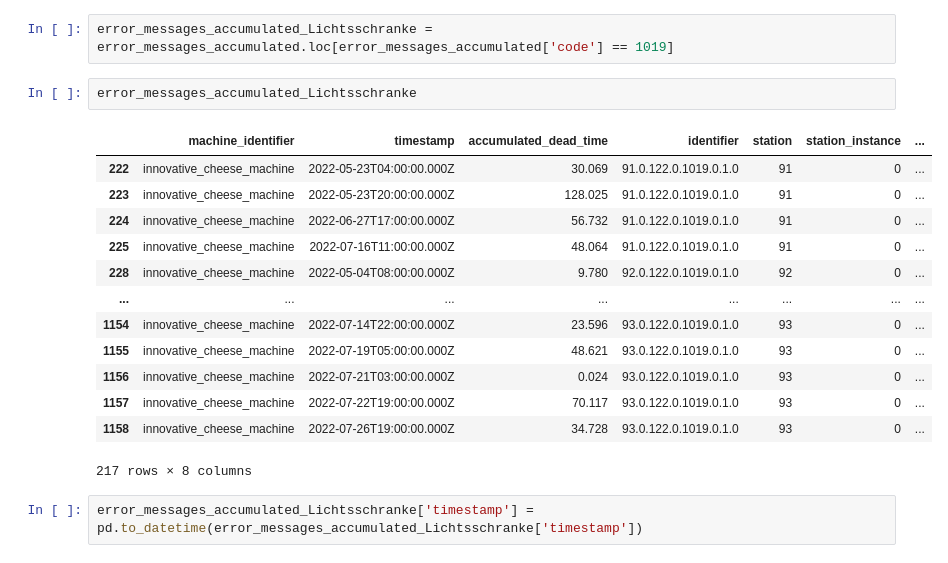
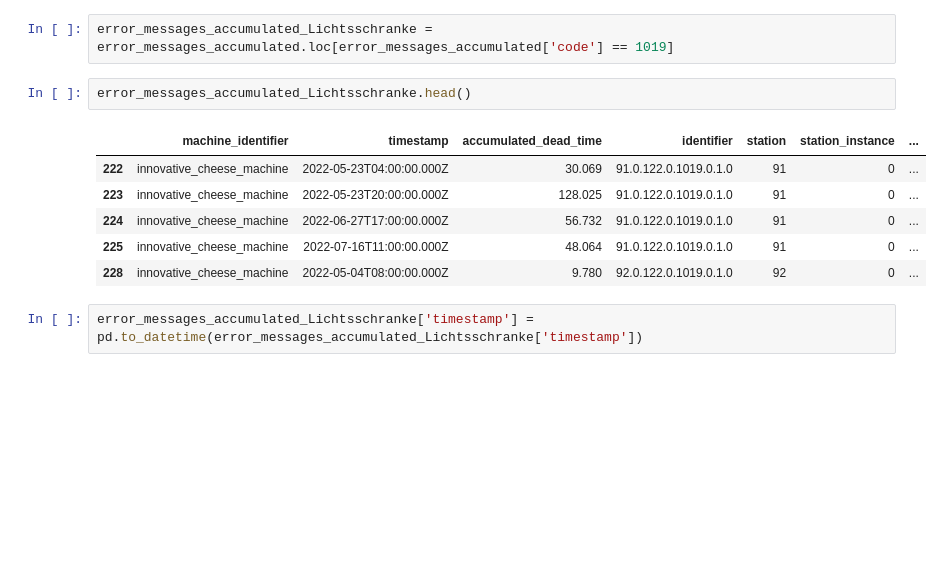
Before and after one commit to Timbo3399/Aufgabe_Multivac, a Jupyter notebook: Aufgabenstellung Data Analytics/Aufgabe 2.ipynb, the cells around one changed output. Cells and saved outputs as stored; diff of their text form; blank space fills up the shorter version.

```diff
--- a/Aufgabenstellung Data Analytics/Aufgabe 2.ipynb
+++ b/Aufgabenstellung Data Analytics/Aufgabe 2.ipynb
@@ -63,21 +64,14 @@ error_messages_timeline = pd.read_csv('Praxisnahe_Aufgabe/Aufgabe/error_messages
 # %%
 error_messages_accumulated_Lichtsschranke = error_messages_accumulated.loc[error_messages_accumulated['code'] == 1019]
 # %%
-error_messages_accumulated_Lichtsschranke
+error_messages_accumulated_Lichtsschranke.head()
 # %% [output]
 |  | machine_identifier | timestamp | accumulated_dead_time | identifier | station | station_instance | ... |
 | 222 | innovative_cheese_machine | 2022-05-23T04:00:00.000Z | 30.069 | 91.0.122.0.1019.0.1.0 | 91 | 0 | ... |
 | 223 | innovative_cheese_machine | 2022-05-23T20:00:00.000Z | 128.025 | 91.0.122.0.1019.0.1.0 | 91 | 0 | ... |
 | 224 | innovative_cheese_machine | 2022-06-27T17:00:00.000Z | 56.732 | 91.0.122.0.1019.0.1.0 | 91 | 0 | ... |
 | 225 | innovative_cheese_machine | 2022-07-16T11:00:00.000Z | 48.064 | 91.0.122.0.1019.0.1.0 | 91 | 0 | ... |
 | 228 | innovative_cheese_machine | 2022-05-04T08:00:00.000Z | 9.780 | 92.0.122.0.1019.0.1.0 | 92 | 0 | ... |
-| ... | ... | ... | ... | ... | ... | ... | ... |
-| 1154 | innovative_cheese_machine | 2022-07-14T22:00:00.000Z | 23.596 | 93.0.122.0.1019.0.1.0 | 93 | 0 | ... |
-| 1155 | innovative_cheese_machine | 2022-07-19T05:00:00.000Z | 48.621 | 93.0.122.0.1019.0.1.0 | 93 | 0 | ... |
-| 1156 | innovative_cheese_machine | 2022-07-21T03:00:00.000Z | 0.024 | 93.0.122.0.1019.0.1.0 | 93 | 0 | ... |
-| 1157 | innovative_cheese_machine | 2022-07-22T19:00:00.000Z | 70.117 | 93.0.122.0.1019.0.1.0 | 93 | 0 | ... |
-| 1158 | innovative_cheese_machine | 2022-07-26T19:00:00.000Z | 34.728 | 93.0.122.0.1019.0.1.0 | 93 | 0 | ... |
-217 rows × 8 columns
 # %%
 error_messages_accumulated_Lichtsschranke['timestamp'] =  pd.to_datetime(error_messages_accumulated_Lichtsschranke['timestamp'])
 # %%
```
Also changed, not shown: parts of 7 cells of this notebook, 1 other file.
